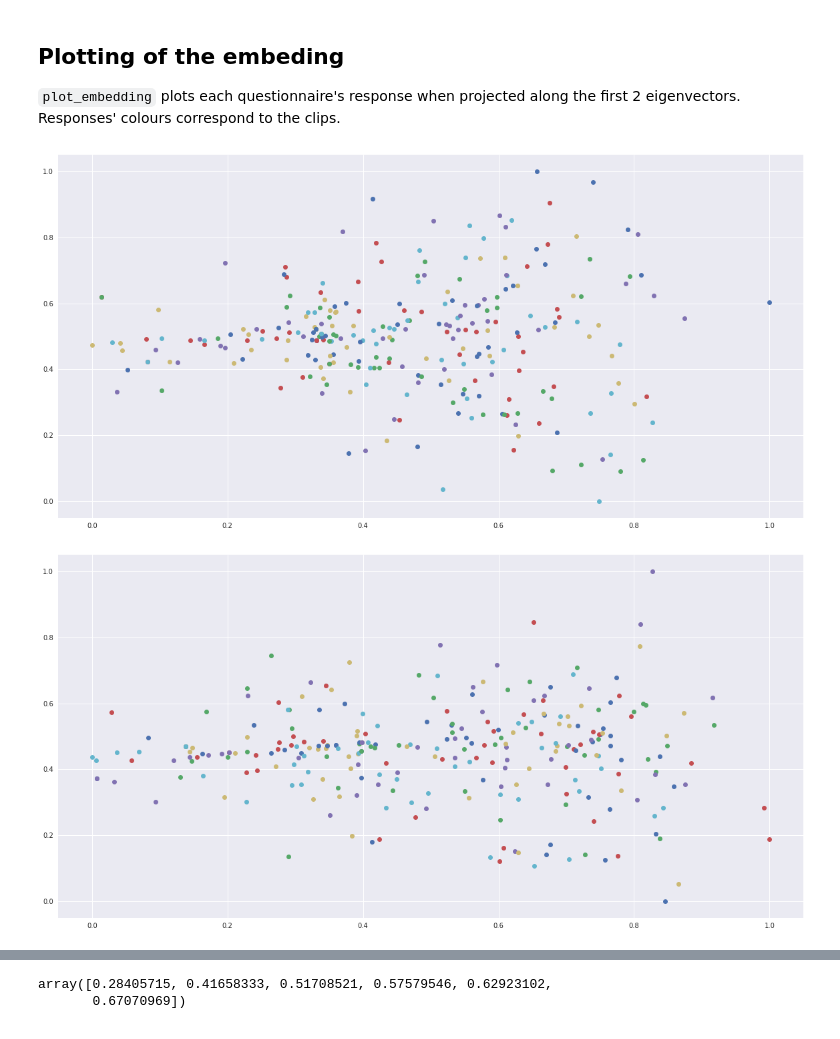
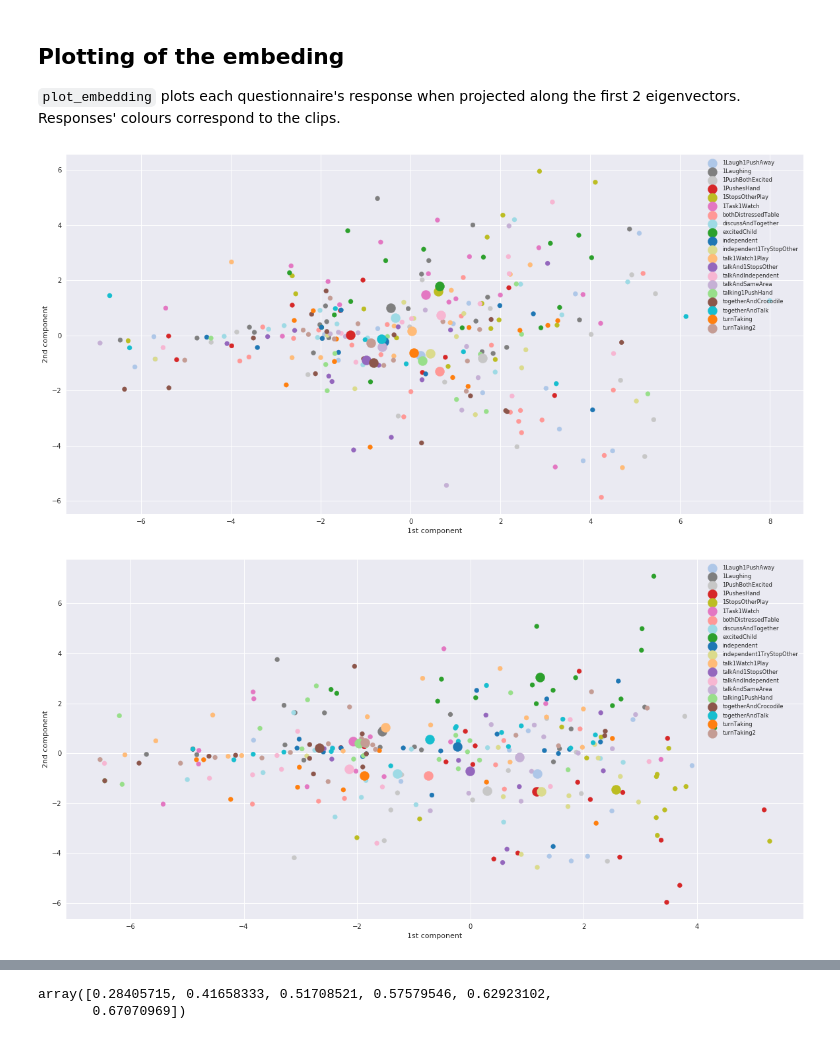
Before and after one commit to severin-lemaignan/pinsoro-kinematics, a Jupyter notebook: classification.ipynb, the cells around one changed output, grey strips where cells are left out. Saved outputs shown, nothing was run; the diff lists cells and outputs as text; code cells hidden in the pictures.

Commit message:
Work on improving plots

```diff
--- a/classification.ipynb
+++ b/classification.ipynb
@@ -2,10 +2,16 @@
 import numpy as np
 import pandas as pd
 
+import matplotlib
+#%matplotlib notebook
 from matplotlib import pyplot as plt
 
-import seaborn
-seaborn.set()
+import seaborn as sns
+
+matplotlib.rcParams['figure.figsize'] = (20.0, 10.0) # bigger figure!
+
+
+sns.set() # better looking figs
 # %%
 df = pd.read_csv("questionnaire-answers-per-clip.csv")
 df
@@ -39,9 +41,12 @@ from sklearn.decomposition import PCA
 # %%
 training_df=df[df["condition"]==2] # skeleton only
 training=training_df.T.iloc[4:].T.values
+training_means=training_df.groupby(["clipName"]).mean().T.iloc[3:].T
 training_labels=training_df["clipName"].values
+
 testing_df=df[df["condition"]==4] # full scene
 testing=testing_df.T.iloc[4:].T.values
+testing_means=testing_df.groupby(["clipName"]).mean().T.iloc[3:].T
 testing_labels=testing_df["clipName"].values
 # %%
 training.shape
@@ -52,16 +57,11 @@ pca=PCA(n_components=6)
 pca.fit(training)
 
 training_pca = pca.transform(training)
+training_means_pca = pca.transform(training_means.values)
+
 testing_pca = pca.transform(testing)
+testing_means_pca = pca.transform(testing_means.values)
 # %% [markdown]
 ## Plotting of the embeding
 
 `plot_embedding` plots each questionnaire's response when projected along the first 2 eigenvectors. Responses' colours correspond to the clips.
-# %%
-def plot_embedding(X, labels):
-    x_min, x_max = np.min(X, 0), np.max(X, 0)
-    X = (X - x_min) / (x_max - x_min)
-    plt.figure()
-    ax = plt.subplot(111)
-    for i in range(X.shape[0]):
-        ax.plot(X[i, 0], X[i, 1], marker="o", linestyle="",label=labels[i])
@@ -68,6 +151,6 @@ def plot_embedding(X, labels):
 # %%
-plot_embedding(training_pca, training_labels)
-plot_embedding(testing_pca, testing_labels)
+plot_embedding(training_pca, training_labels, training_means_pca, training_means.index, three_d=False)
+plot_embedding(testing_pca, testing_labels, testing_means_pca, testing_means.index, three_d=False)
 # %% [output]
-[figure, old version]
+[figure, new version]
-[figure, old version]
+[figure, new version]
```
Also changed, not shown: parts of 10 cells of this notebook.
